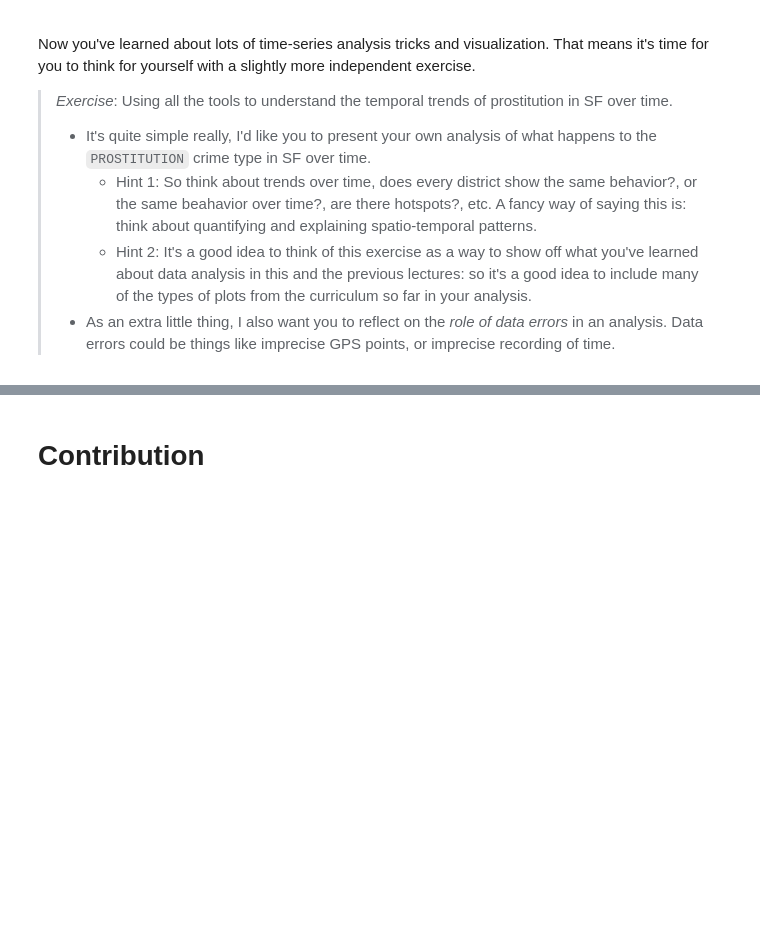
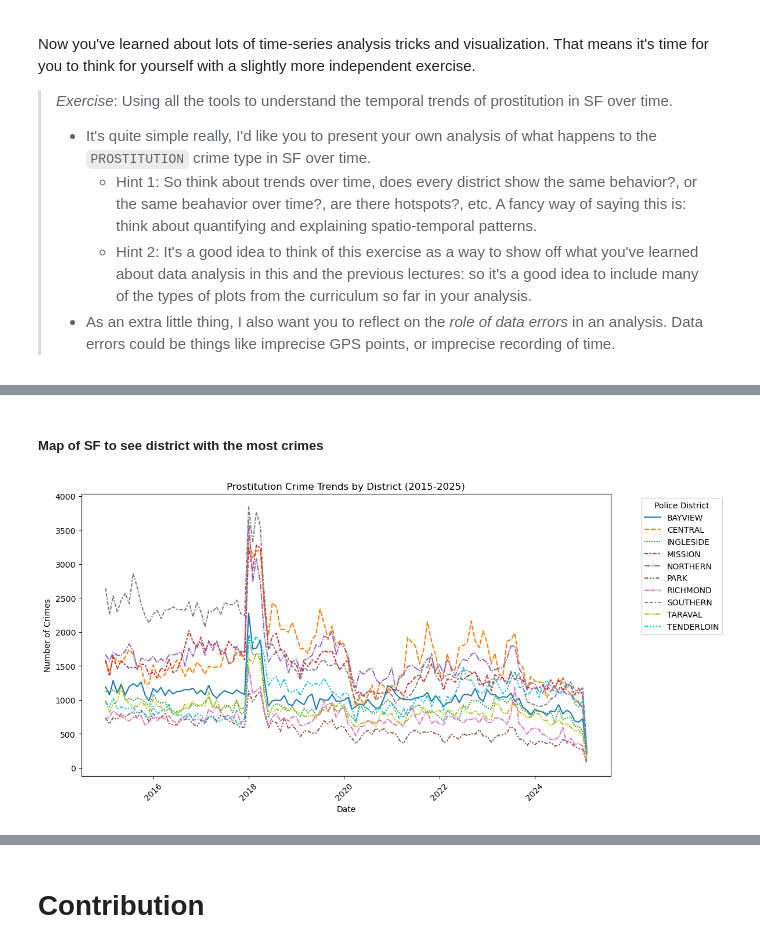
Before and after one commit to ThomasRoennebek/Social_data-analysis_and_visualization, a Jupyter notebook: Assignment 1/Assignment1_Solved.ipynb, the cells around one changed output, grey strips where cells are left out. Saved outputs shown, nothing was run; the diff lists cells and outputs as text; code cells hidden in the pictures; blank space fills up the shorter version.

```diff
--- a/Assignment 1/Assignment1_Solved.ipynb
+++ b/Assignment 1/Assignment1_Solved.ipynb
@@ -337,0 +429,2 @@ Now you've learned about lots of time-series analysis tricks and visualization.
+# %% [markdown]
+##### Map of SF to see district with the most crimes
@@ -337,0 +459,30 @@ Now you've learned about lots of time-series analysis tricks and visualization.
+# %%
+# Ensure 'Incident Date' is in datetime format
+sf_prostitution_df["Incident Date"] = pd.to_datetime(sf_prostitution_df["Incident Date"])
+
+# Extract year for filtering
+sf_prostitution_df["Year"] = sf_prostitution_df["Incident Date"].dt.year
+
+# Filter for the last 10 years (2015-2025)
+recent_df = sf_prostitution_df[sf_prostitution_df["Year"] >= 2015]
+
+# Aggregate monthly crimes by district
+district_monthly_trends = recent_df.groupby([recent_df["Incident Date"].dt.to_period("M"), "Police District"]).size().unstack(fill_value=0)
+
+# Convert index back to datetime format for plotting
+district_monthly_trends.index = district_monthly_trends.index.to_timestamp()
+
+# Plot: Crime counts per district over time
+plt.figure(figsize=(12, 6))
+sns.lineplot(data=district_monthly_trends, linewidth=1.5)
+
+# Formatting
+plt.title("Prostitution Crime Trends by District (2015-2025)")
+plt.xlabel("Date")
+plt.ylabel("Number of Crimes")
+plt.legend(title="Police District", bbox_to_anchor=(1.05, 1), loc="upper left")
+plt.xticks(rotation=45)
+plt.tight_layout()
+plt.show()
+# %% [output]
+[figure, added]
```
Also changed, not shown: parts of 15 cells of this notebook.
